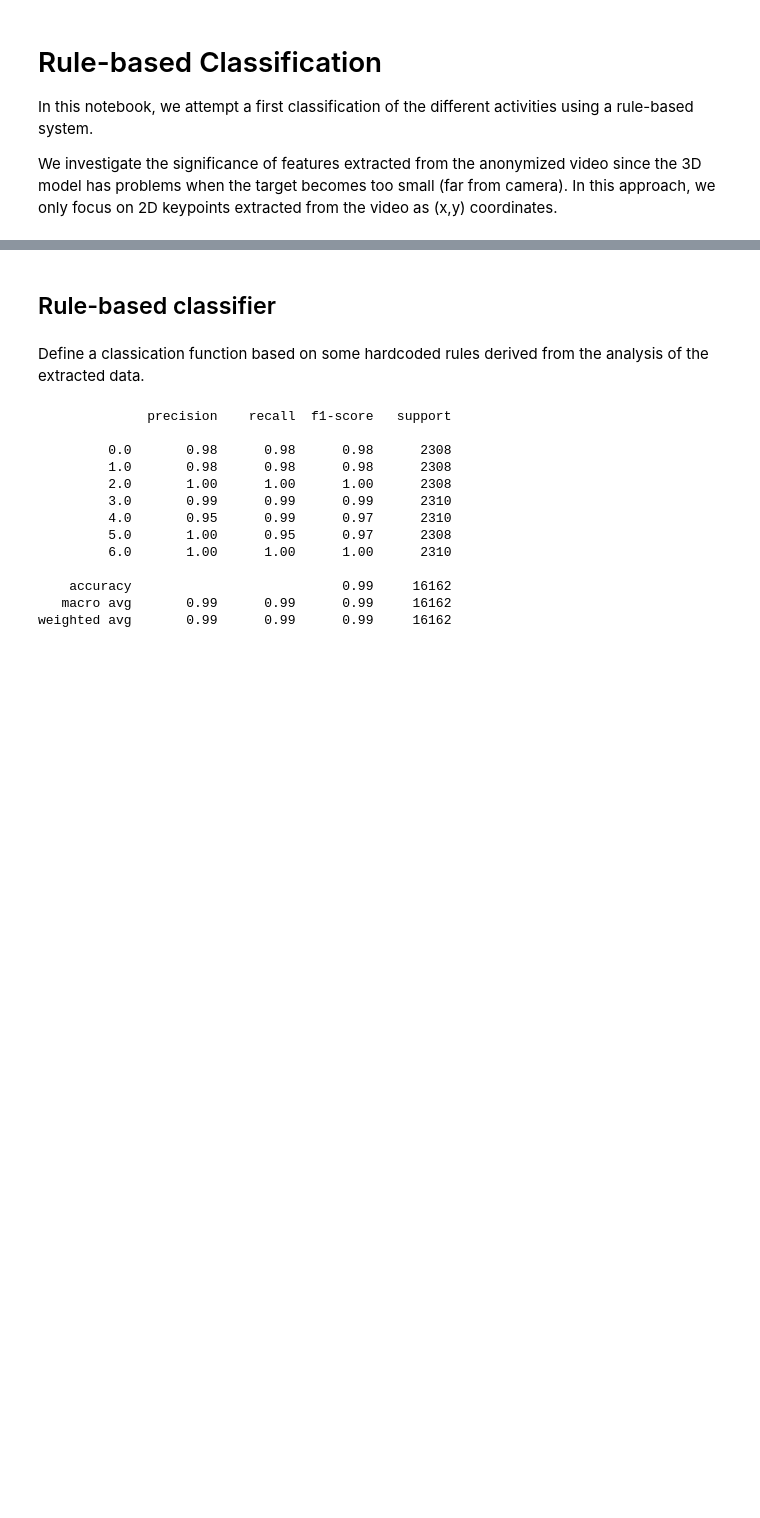
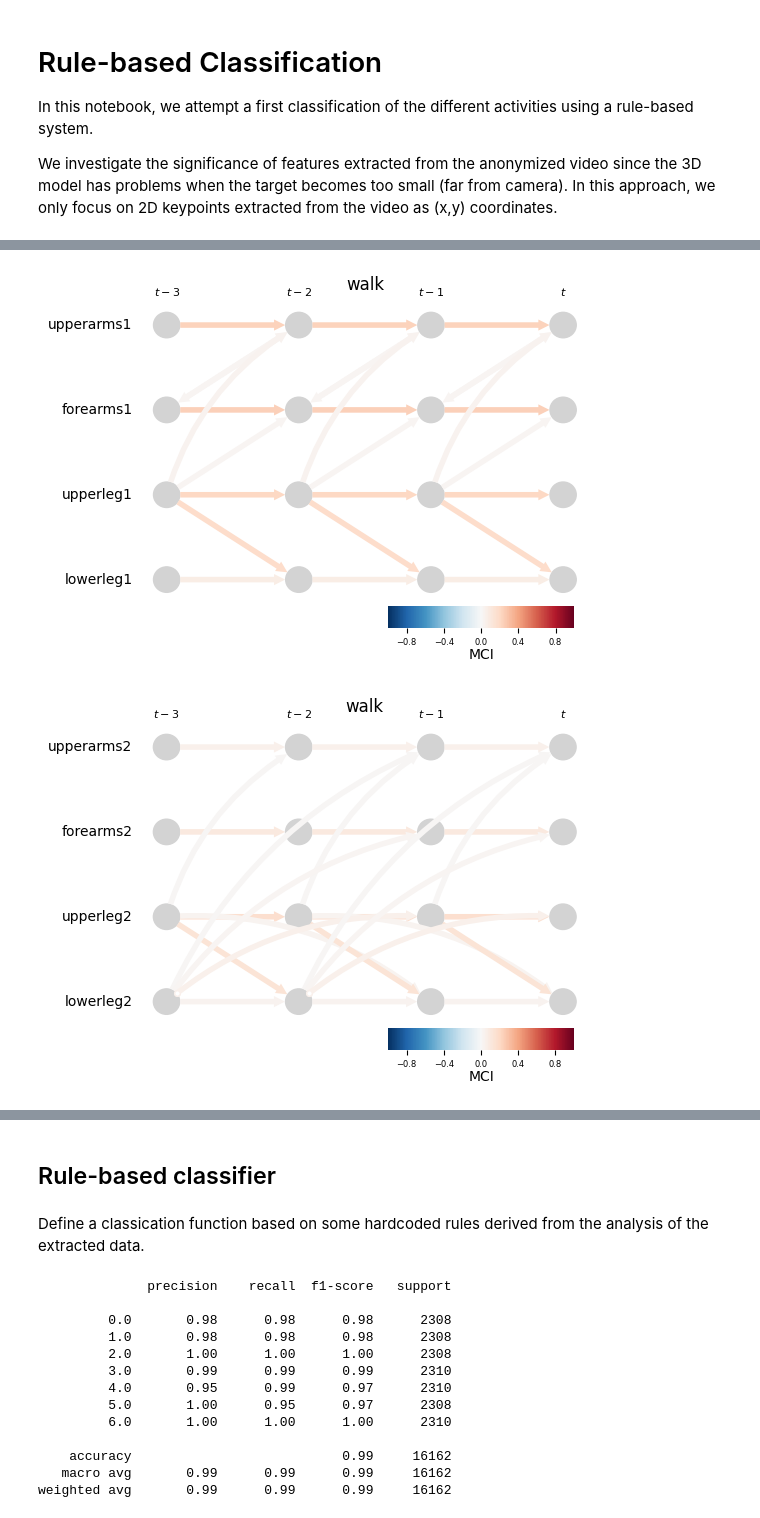
Before and after one commit to christianbresciani/nscep-spiking-NN, a Jupyter notebook: rule-based-classification.ipynb, the cells around one changed output, grey strips where cells are left out. Drawn from its saved outputs; the diff is of its cells as text; code cells hidden in the pictures; blank space fills up the shorter version.

```diff
--- a/rule-based-classification.ipynb
+++ b/rule-based-classification.ipynb
@@ -105,0 +119,62 @@ for feature in range(3):
+# %%
+time_window = 15
+time_step = 15
+var_names = [['upperarms1', 'forearms1', 'upperleg1', 'lowerleg1'], ['upperarms2', 'forearms2', 'upperleg2', 'lowerleg2']]
+# %%
+for idx, activity in enumerate(all_activities):
+	features = np.load(f'data/features2d_{activity}.npy')
+	feature_images = np.empty((0, time_window, 8))
+
+	for line in range(0, features.shape[0] - time_window, time_step):
+		feature_over_time = np.expand_dims(features[line:(line+time_window), ...], axis=0)
+		feature_images = np.concatenate((feature_images, feature_over_time))
+
+	tmp1 = np.abs(feature_images[:,:-1]-feature_images[:,1:])
+	tmp1[tmp1 > 180] -= 180  # unwrapping
+	tmp1 = np.mean(tmp1, axis=1)
+	tmp2 = np.max(feature_images, axis=1) - np.min(feature_images, axis=1)
+	tmp2[tmp2 > 180] -= 180  # unwrapping
+
+	for i, tmp in enumerate([tmp1, tmp2]):
+		data = np.mean(tmp.reshape(tmp.shape[0], -1, 2), axis=2)
+
+		dataframe = pp.DataFrame(data, var_names=var_names[i])
+
+		parcorr = ParCorr(significance='analytic')
+		cmiknn = CMIknn()
+
+		# pcmci = PCMCI(
+		# 	dataframe=dataframe,
+		# 	cond_ind_test=parcorr,
+		# 	verbosity=0)
+
+
+		lpcmci = LPCMCI(
+			dataframe=dataframe,
+			cond_ind_test=cmiknn,
+			verbosity=0)
+
+		results = lpcmci.run_lpcmci(tau_min=1, tau_max=3, pc_alpha=0.01)
+
+		# q_matrix = pcmci.get_corrected_pvalues(p_matrix=results['p_matrix'], tau_max=8, fdr_method='fdr_bh')
+		# pcmci.print_significant_links(
+		# 		p_matrix = q_matrix,
+		# 		val_matrix = results['val_matrix'],
+		# 		alpha_level = 0.01)
+		# graph = pcmci.get_graph_from_pmatrix(p_matrix=q_matrix,
+		# 			tau_min=0, tau_max=1, link_assumptions=None)
+		# results['graph'] = graph
+
+		# Plot time series graph
+		tp.plot_time_series_graph(
+			figsize=(6, 4),
+			val_matrix=results['val_matrix'],
+			graph=results['graph'],
+			var_names=var_names[i],
+			link_colorbar_label='MCI',
+			)
+		plt.title(activities[idx])
+		plt.show()
+# %% [output]
+[figure, added]
+[figure, added]
```
Also changed, not shown: parts of 12 cells of this notebook.
